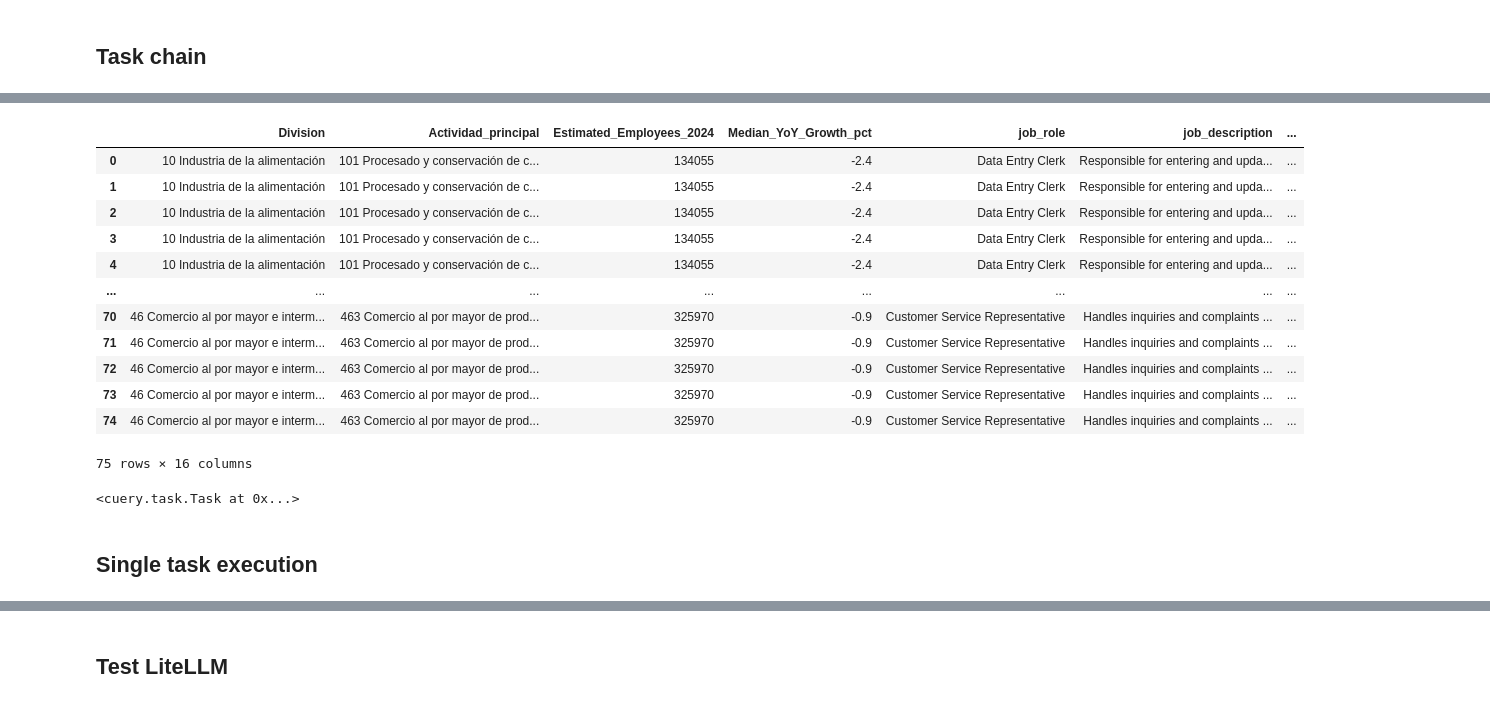
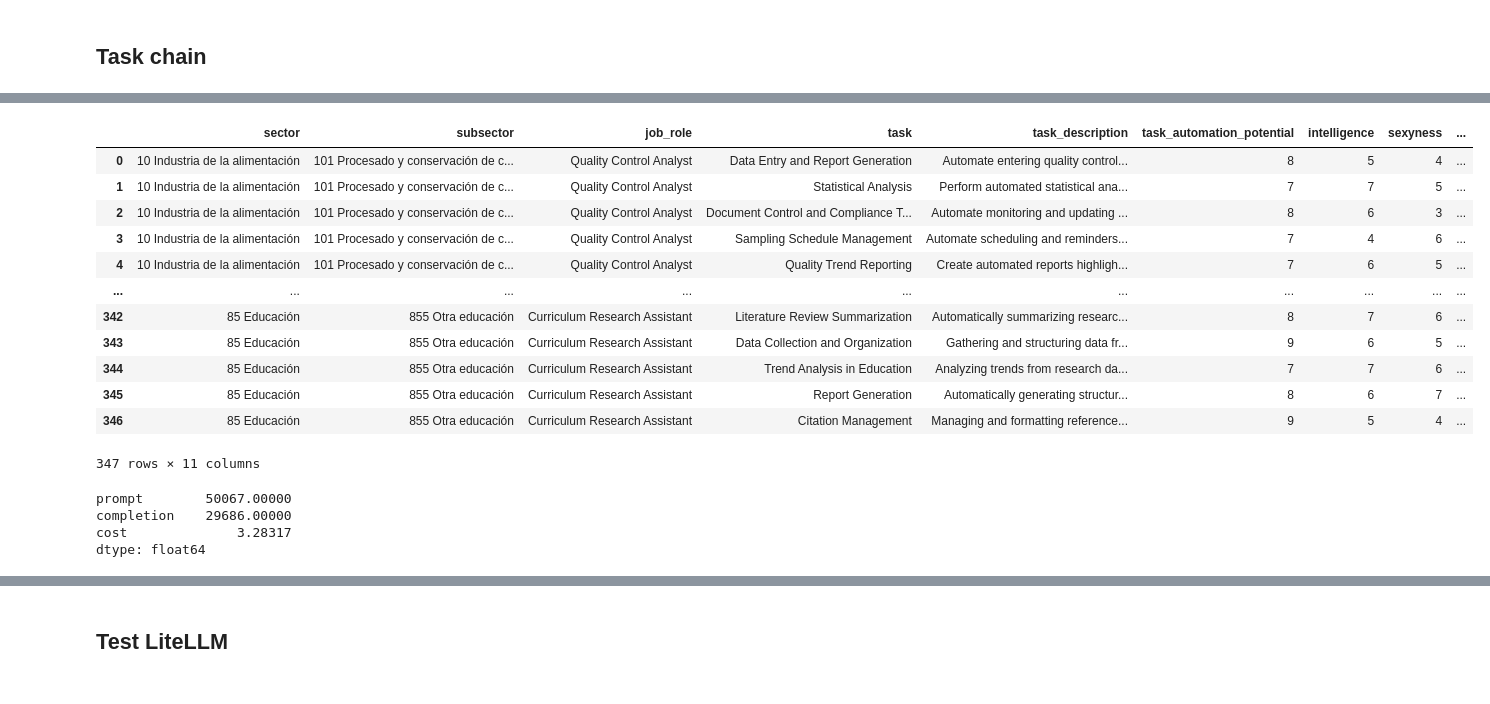
Before and after one commit to graphext/cuery, a Jupyter notebook: notebooks/examples.ipynb, the cells around one changed output, grey strips where cells are left out. Drawn from its saved outputs; the diff is of its cells as text; code cells hidden in the pictures.

Commit message:
Task registry. Initial CLI.

```diff
--- a/notebooks/examples.ipynb
+++ b/notebooks/examples.ipynb
@@ -105,6 +112,7 @@ result
 DATA_DIR = GDRIVE / "Research/future_of_work/inputs/ine_dirce_aggregated_by_activity.csv"
 data = pd.read_csv(DATA_DIR)
 data.columns = [c.replace(" ", "_") for c in data.columns]
+data = data.rename(columns={"Division": "sector", "Actividad_principal": "subsector"})
 display(data)
 
 n_examples = 5
@@ -151,6 +159,6 @@ pprint(DirceJobs)
 ## Task chain
 # %%
 chain = task.Chain(DirceJobs, DirceTasks)
-result = await chain(df, model="gpt-4.1-mini", n_concurrent=20)
+result = await chain(data, model="gpt-4.1-mini", n_concurrent=20)
 result
 # %% [output]
@@ -160,19 +168,20 @@ result
-|  | Division | Actividad_principal | Estimated_Employees_2024 | Median_YoY_Growth_pct | job_role | job_description | ... |
-| 0 | 10 Industria de la alimentación | 101 Procesado y conservación de c... | 134055 | -2.4 | Data Entry Clerk | Responsible for entering and upda... | ... |
-| 1 | 10 Industria de la alimentación | 101 Procesado y conservación de c... | 134055 | -2.4 | Data Entry Clerk | Responsible for entering and upda... | ... |
-| 2 | 10 Industria de la alimentación | 101 Procesado y conservación de c... | 134055 | -2.4 | Data Entry Clerk | Responsible for entering and upda... | ... |
-| 3 | 10 Industria de la alimentación | 101 Procesado y conservación de c... | 134055 | -2.4 | Data Entry Clerk | Responsible for entering and upda... | ... |
-| 4 | 10 Industria de la alimentación | 101 Procesado y conservación de c... | 134055 | -2.4 | Data Entry Clerk | Responsible for entering and upda... | ... |
-| ... | ... | ... | ... | ... | ... | ... | ... |
-| 70 | 46 Comercio al por mayor e interm... | 463 Comercio al por mayor de prod... | 325970 | -0.9 | Customer Service Representative | Handles inquiries and complaints ... | ... |
-| 71 | 46 Comercio al por mayor e interm... | 463 Comercio al por mayor de prod... | 325970 | -0.9 | Customer Service Representative | Handles inquiries and complaints ... | ... |
-| 72 | 46 Comercio al por mayor e interm... | 463 Comercio al por mayor de prod... | 325970 | -0.9 | Customer Service Representative | Handles inquiries and complaints ... | ... |
-| 73 | 46 Comercio al por mayor e interm... | 463 Comercio al por mayor de prod... | 325970 | -0.9 | Customer Service Representative | Handles inquiries and complaints ... | ... |
-| 74 | 46 Comercio al por mayor e interm... | 463 Comercio al por mayor de prod... | 325970 | -0.9 | Customer Service Representative | Handles inquiries and complaints ... | ... |
+|  | sector | subsector | job_role | task | task_description | task_automation_potential | intelligence | sexyness | ... |
+| 0 | 10 Industria de la alimentación | 101 Procesado y conservación de c... | Quality Control Analyst | Data Entry and Report Generation | Automate entering quality control... | 8 | 5 | 4 | ... |
+| 1 | 10 Industria de la alimentación | 101 Procesado y conservación de c... | Quality Control Analyst | Statistical Analysis | Perform automated statistical ana... | 7 | 7 | 5 | ... |
+| 2 | 10 Industria de la alimentación | 101 Procesado y conservación de c... | Quality Control Analyst | Document Control and Compliance T... | Automate monitoring and updating ... | 8 | 6 | 3 | ... |
+| 3 | 10 Industria de la alimentación | 101 Procesado y conservación de c... | Quality Control Analyst | Sampling Schedule Management | Automate scheduling and reminders... | 7 | 4 | 6 | ... |
+| 4 | 10 Industria de la alimentación | 101 Procesado y conservación de c... | Quality Control Analyst | Quality Trend Reporting | Create automated reports highligh... | 7 | 6 | 5 | ... |
+| ... | ... | ... | ... | ... | ... | ... | ... | ... | ... |
+| 342 | 85 Educación | 855 Otra educación | Curriculum Research Assistant | Literature Review Summarization | Automatically summarizing researc... | 8 | 7 | 6 | ... |
+| 343 | 85 Educación | 855 Otra educación | Curriculum Research Assistant | Data Collection and Organization | Gathering and structuring data fr... | 9 | 6 | 5 | ... |
+| 344 | 85 Educación | 855 Otra educación | Curriculum Research Assistant | Trend Analysis in Education | Analyzing trends from research da... | 7 | 7 | 6 | ... |
+| 345 | 85 Educación | 855 Otra educación | Curriculum Research Assistant | Report Generation | Automatically generating structur... | 8 | 6 | 7 | ... |
+| 346 | 85 Educación | 855 Otra educación | Curriculum Research Assistant | Citation Management | Managing and formatting reference... | 9 | 5 | 4 | ... |
-75 rows × 16 columns
+347 rows × 11 columns
 # %%
-chain.tasks[0]
+chain._usage[["prompt", "completion", "cost"]].sum()
 # %% [output]
-<cuery.task.Task at 0x...>
+prompt        50067.00000
+completion    29686.00000
+cost              3.28317
+dtype: float64
-# %% [markdown]
-## Single task execution
```
Also changed, not shown: parts of 14 cells of this notebook, 6 other files.
